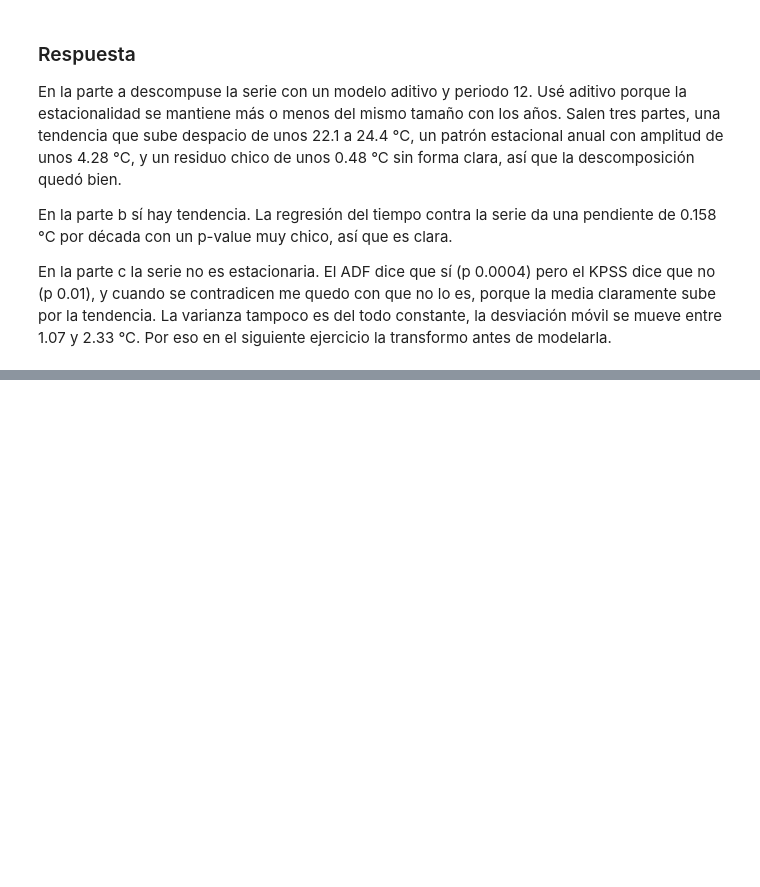
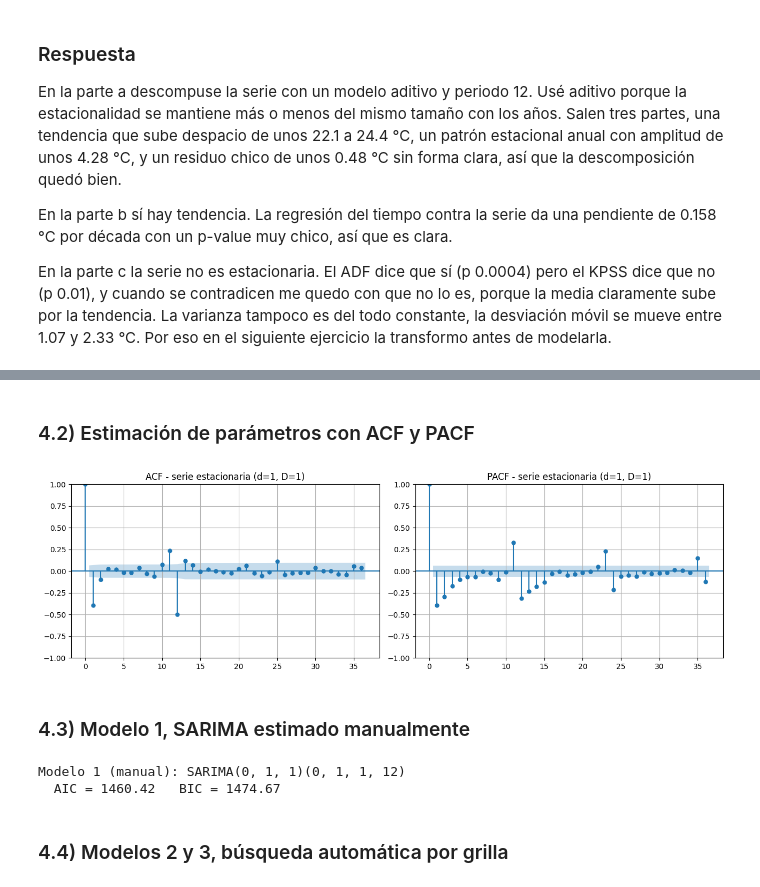
Before and after one commit to Fercho1118/Ejercicio-Series-de-Tiempo, a Jupyter notebook: Series_de_Tiempo_Temperatura_Guatemala.ipynb, the cells around one changed output, grey strips where cells are left out. Drawn from its saved outputs; the diff is of its cells as text; code cells hidden in the pictures; blank space fills up the shorter version.

```diff
--- a/Series_de_Tiempo_Temperatura_Guatemala.ipynb
+++ b/Series_de_Tiempo_Temperatura_Guatemala.ipynb
@@ -358,0 +421,30 @@ tendencia. La varianza tampoco es del todo constante, la desviación móvil se m
+# %% [markdown]
+### 4.2) Estimación de parámetros con ACF y PACF
+# %%
+from statsmodels.graphics.tsaplots import plot_acf, plot_pacf
+
+fig, axes = plt.subplots(1, 2, figsize=(13, 4))
+plot_acf(serie_est, lags=36, ax=axes[0])
+axes[0].set_title("ACF - serie estacionaria (d=1, D=1)")
+plot_pacf(serie_est, lags=36, ax=axes[1], method='ywm')
+axes[1].set_title("PACF - serie estacionaria (d=1, D=1)")
+plt.tight_layout(); plt.show()
+# %% [output]
+[figure, added]
+# %% [markdown]
+### 4.3) Modelo 1, SARIMA estimado manualmente
+# %%
+from statsmodels.tsa.statespace.sarimax import SARIMAX
+
+#modelo airline clasico para tendencia + estacionalidad mensual
+orden_manual   = (0, 1, 1)
+estacional_man = (0, 1, 1, 12)
+m1 = SARIMAX(train, order=orden_manual, seasonal_order=estacional_man,
+             enforce_stationarity=False, enforce_invertibility=False).fit(disp=False)
+print(f"Modelo 1 (manual): SARIMA{orden_manual}{estacional_man}")
+print(f"  AIC = {m1.aic:.2f}   BIC = {m1.bic:.2f}")
+# %% [output]
+Modelo 1 (manual): SARIMA(0, 1, 1)(0, 1, 1, 12)
+  AIC = 1460.42   BIC = 1474.67
+# %% [markdown]
+### 4.4) Modelos 2 y 3, búsqueda automática por grilla
```
Also changed, not shown: parts of 7 cells of this notebook.
